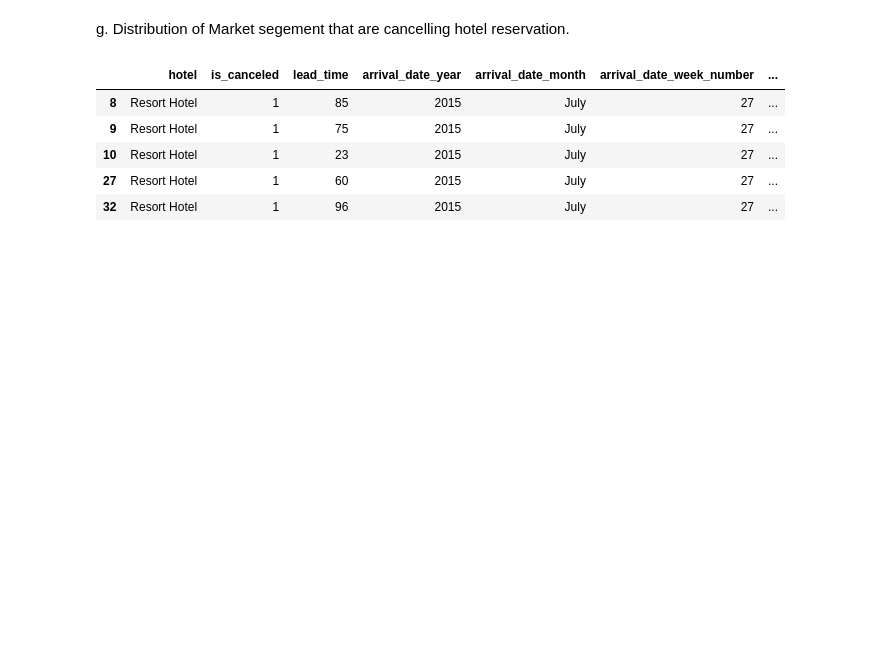
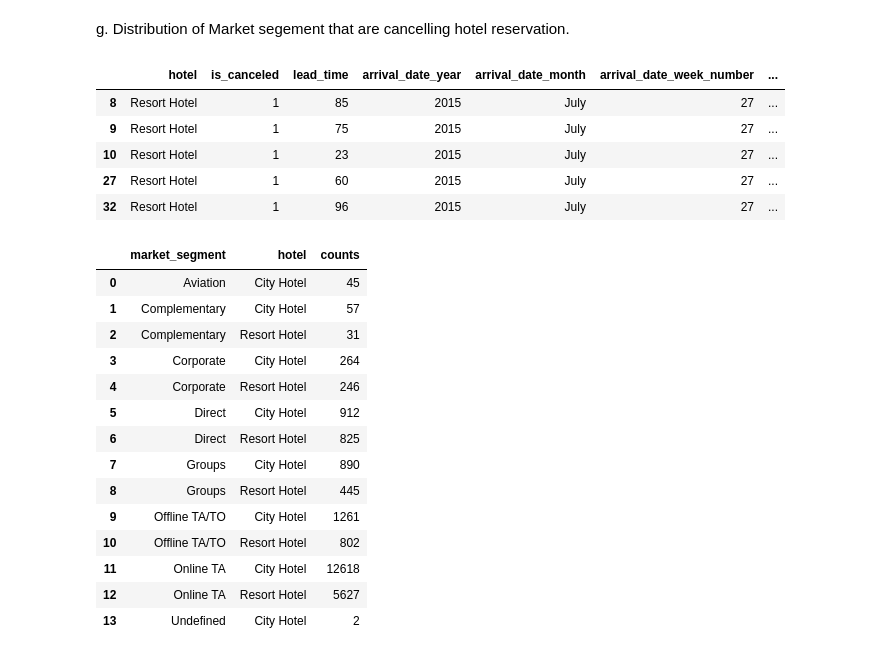
Before and after one commit to akashsinghsharma/almabetter-pythonEDA-project, a Jupyter notebook: Hotel_Booking_Analysis.ipynb, the cells around one changed output. Cells and saved outputs as stored; diff of their text form; code cells hidden in the pictures; blank space fills up the shorter version.

```diff
--- a/Hotel_Booking_Analysis.ipynb
+++ b/Hotel_Booking_Analysis.ipynb
@@ -336,6 +336,22 @@ Cancelled_df.head()
 | 27 | Resort Hotel | 1 | 60 | 2015 | July | 27 | ... |
 | 32 | Resort Hotel | 1 | 96 | 2015 | July | 27 | ... |
 # %%
-# Cancelled_df = Cancelled_df.groupby(['market_segment'] , ['hotel']).size().reset_index().rename(columns={0:'counts'})
+Cancelled_df = Cancelled_df.groupby(['market_segment' , 'hotel']).size().reset_index().rename(columns={0:'counts'})
 
-# Cancelled_df
+Cancelled_df
+# %% [output]
+|  | market_segment | hotel | counts |
+| 0 | Aviation | City Hotel | 45 |
+| 1 | Complementary | City Hotel | 57 |
+| 2 | Complementary | Resort Hotel | 31 |
+| 3 | Corporate | City Hotel | 264 |
+| 4 | Corporate | Resort Hotel | 246 |
+| 5 | Direct | City Hotel | 912 |
+| 6 | Direct | Resort Hotel | 825 |
+| 7 | Groups | City Hotel | 890 |
+| 8 | Groups | Resort Hotel | 445 |
+| 9 | Offline TA/TO | City Hotel | 1261 |
+| 10 | Offline TA/TO | Resort Hotel | 802 |
+| 11 | Online TA | City Hotel | 12618 |
+| 12 | Online TA | Resort Hotel | 5627 |
+| 13 | Undefined | City Hotel | 2 |
```
Also changed, not shown: parts of 10 cells of this notebook.
